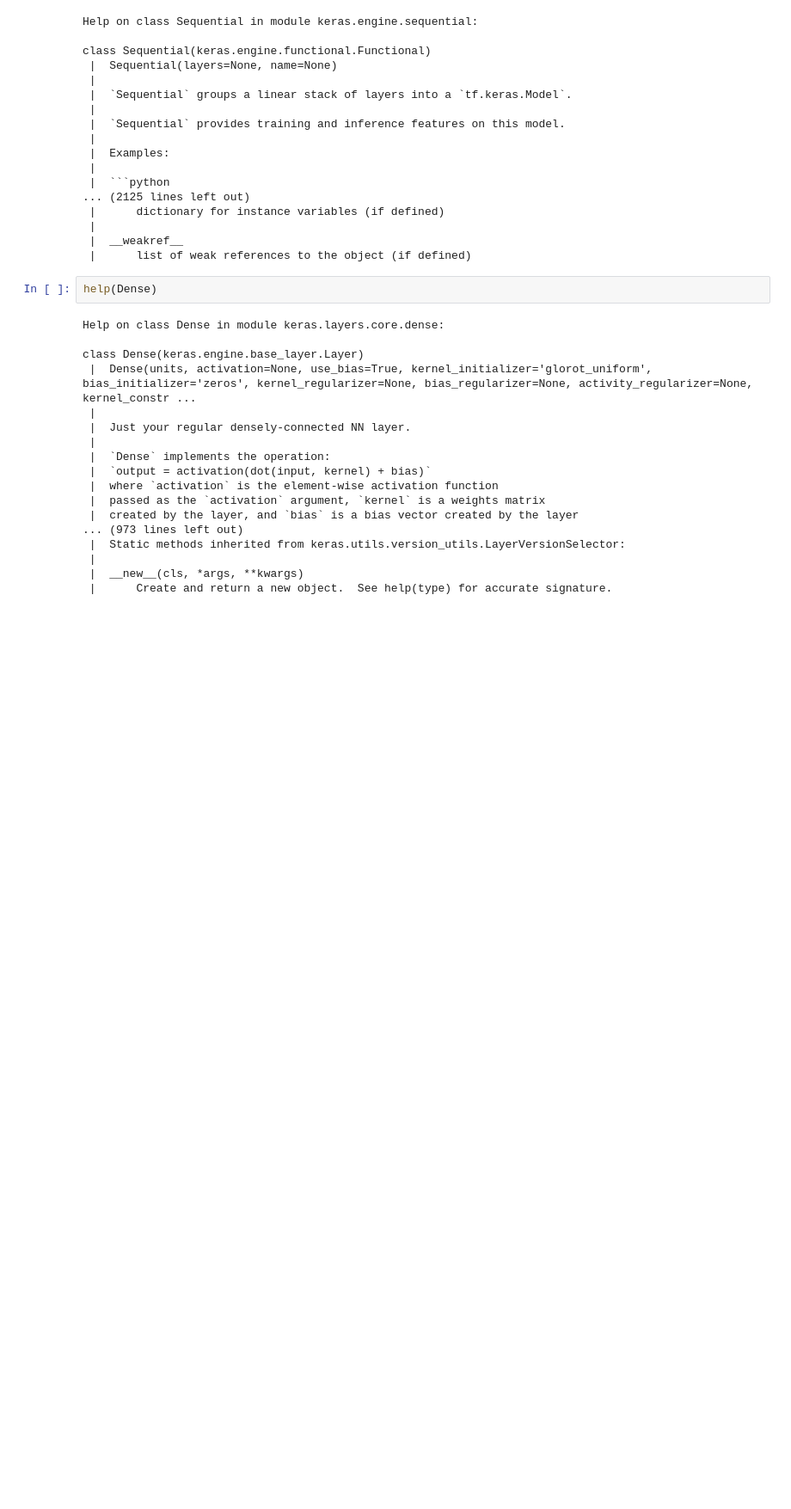
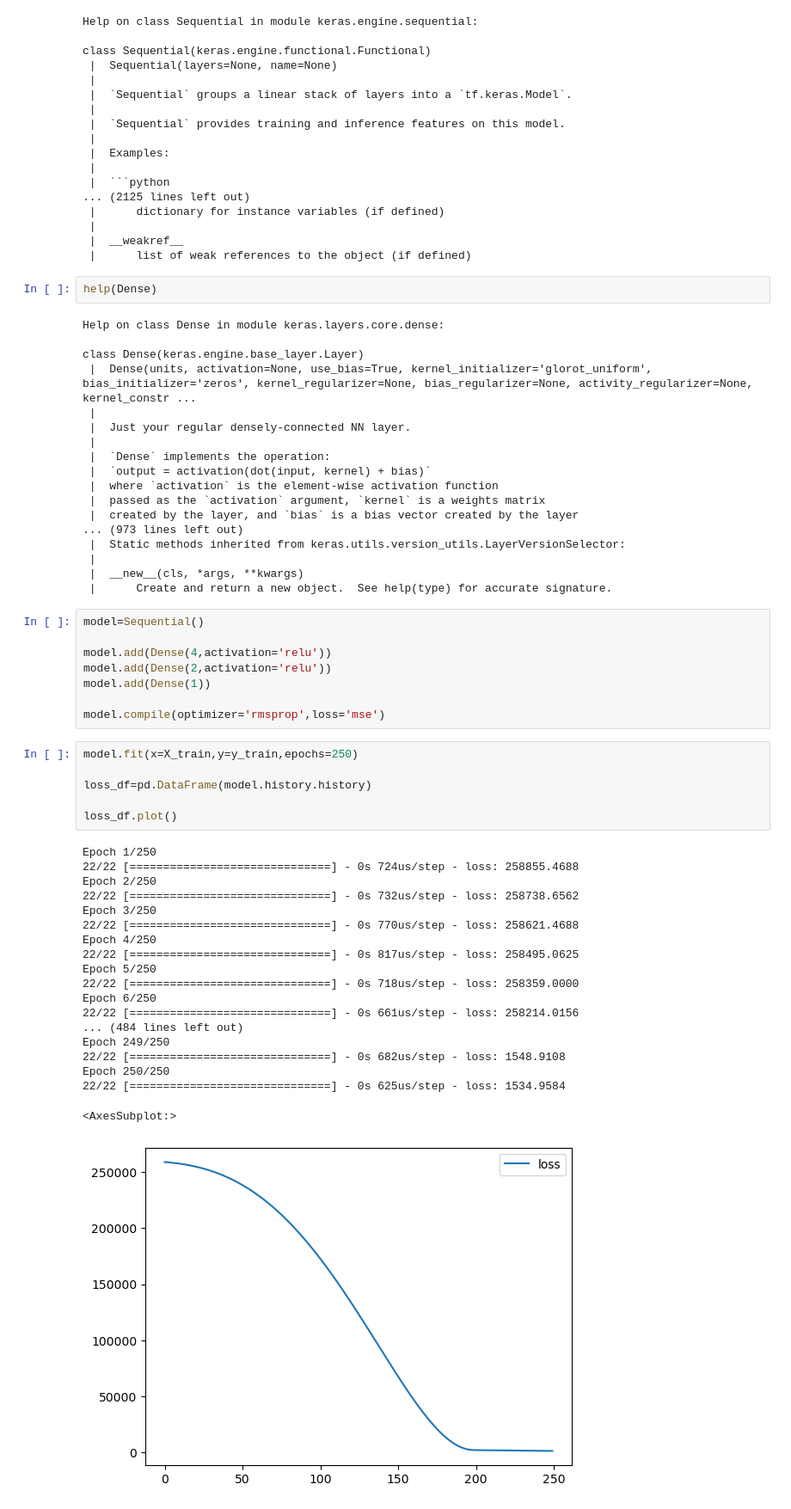
Before and after one commit to matansharon/Data-Science, a Jupyter notebook: Pierian course/My-Codes/TensorFlow_FILES/main.ipynb, the cells around one changed output. Shown at 86% size. Saved outputs shown, nothing was run; the diff lists cells and outputs as text; blank space fills up the shorter version.

Commit message:
start of layers model

```diff
--- a/Pierian course/My-Codes/TensorFlow_FILES/main.ipynb
+++ b/Pierian course/My-Codes/TensorFlow_FILES/main.ipynb
@@ -111,3 +111,37 @@ class Dense(keras.engine.base_layer.Layer)
  |
  |  __new__(cls, *args, **kwargs)
  |      Create and return a new object.  See help(type) for accurate signature.
+# %%
+model=Sequential()
+
+model.add(Dense(4,activation='relu'))
+model.add(Dense(2,activation='relu'))
+model.add(Dense(1))
+
+model.compile(optimizer='rmsprop',loss='mse')
+# %%
+model.fit(x=X_train,y=y_train,epochs=250)
+
+loss_df=pd.DataFrame(model.history.history)
+
+loss_df.plot()
+# %% [output]
+Epoch 1/250
+22/22 [==============================] - 0s 724us/step - loss: 258855.4688
+Epoch 2/250
+22/22 [==============================] - 0s 732us/step - loss: 258738.6562
+Epoch 3/250
+22/22 [==============================] - 0s 770us/step - loss: 258621.4688
+Epoch 4/250
+22/22 [==============================] - 0s 817us/step - loss: 258495.0625
+Epoch 5/250
+22/22 [==============================] - 0s 718us/step - loss: 258359.0000
+Epoch 6/250
+22/22 [==============================] - 0s 661us/step - loss: 258214.0156
+... (484 lines left out)
+Epoch 249/250
+22/22 [==============================] - 0s 682us/step - loss: 1548.9108
+Epoch 250/250
+22/22 [==============================] - 0s 625us/step - loss: 1534.9584
+<AxesSubplot:>
+[figure, added]
```
